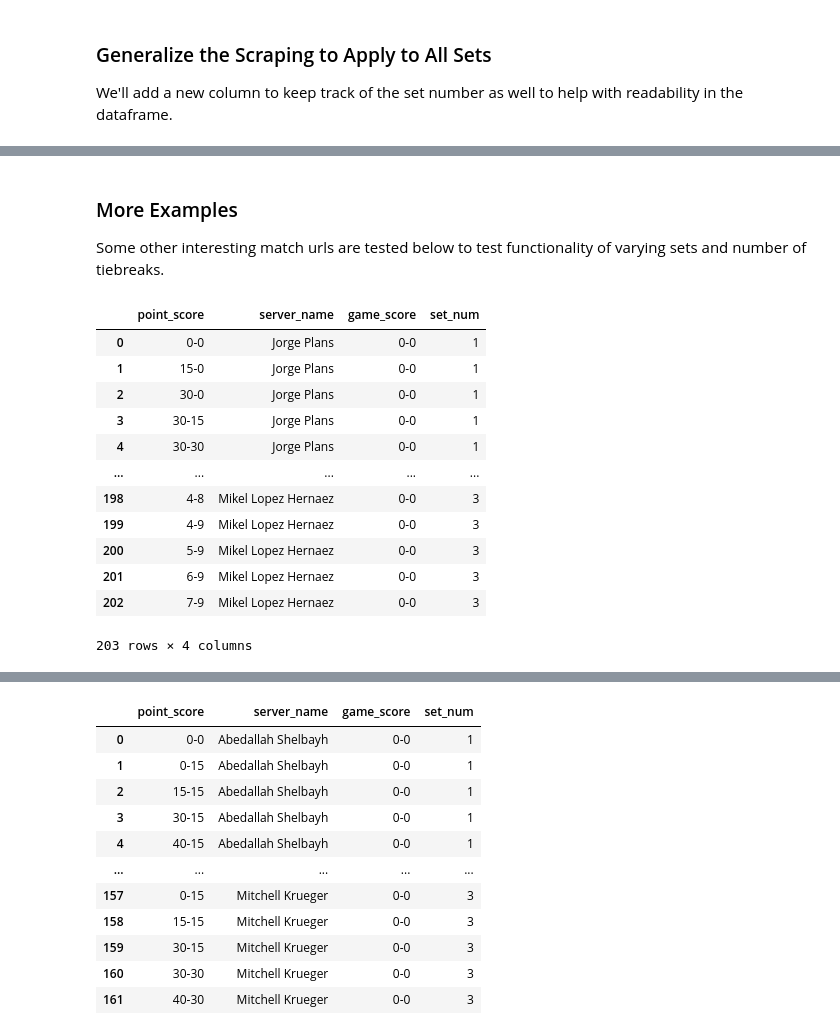
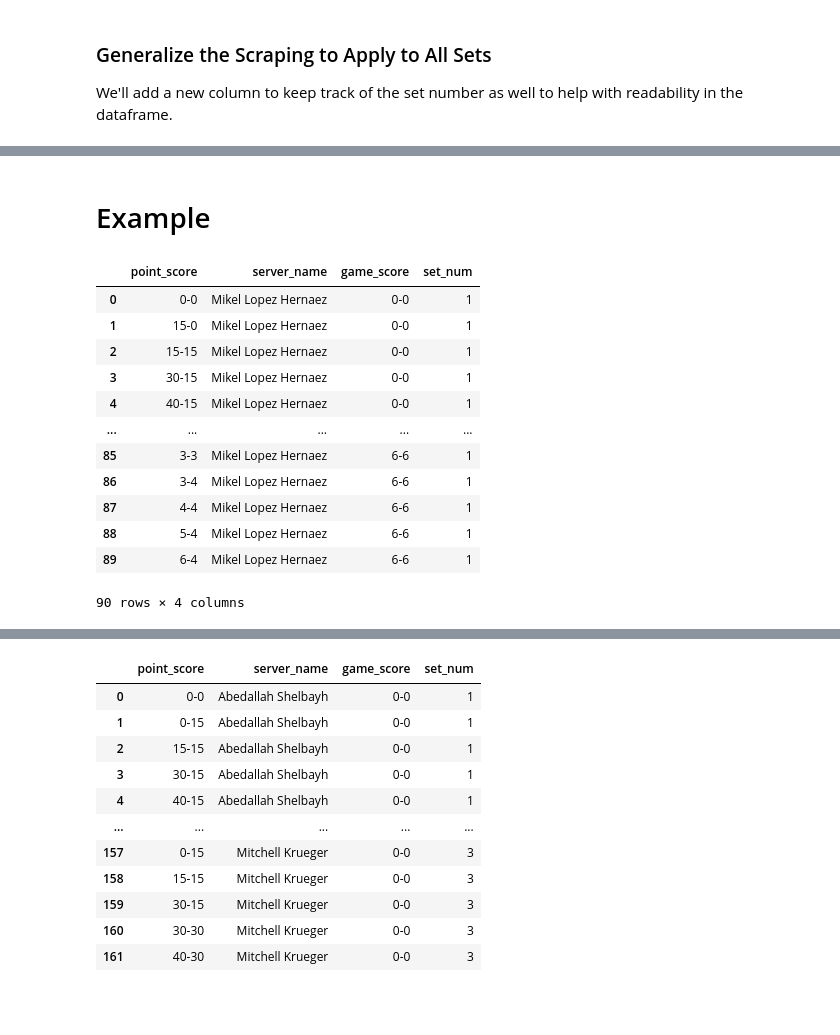
Before and after one commit to cjgimena/Webscraping-Project, a Jupyter notebook: Webscraping Project.ipynb, the cells around one changed output, grey strips where cells are left out. Drawn from its saved outputs; the diff is of its cells as text; code cells hidden in the pictures; blank space fills up the shorter version.

Commit message:
Cells to accommodate for tiebreaker scoring
Need to generalize for set tiebreakers AND 10-point match tiebreakers

```diff
--- a/Webscraping Project.ipynb
+++ b/Webscraping Project.ipynb
@@ -477,7 +477,7 @@ def extract_point_by_point(url):
     soup = BeautifulSoup(page.text, 'html')
 
     # get all set data
-    content = soup.find_all('table', class_='table_stats_match')[1:]
+    content = soup.find_all('table', class_='table_stats_match')[2:3]
 
     # initialize list to hold data for all sets
     set_dfs = []
@@ -491,7 +491,6 @@ def extract_point_by_point(url):
 
         # get all table data for the current set
         current_set = content[j].find_all('tr', class_=None)
-
 
         # determine starting tag by how the table is formatted
         start = 0
@@ -526,8 +525,14 @@ def extract_point_by_point(url):
             df.loc[df['game_score'] == df['game_score'].iloc[-1], 'set_num'] += 1
 
         # replace the last known score with 0-0 since the score doesn't update between sets, unless tiebreak
-        if df['game_score'].iloc[-1] != '6-6':
+        last_game_score = df['game_score'].iloc[-1]
+
+        if '6' in last_game_score and (last_game_score != '6-6' and last_game_score != '6-5' and last_game_score != '5-6'):
             df.loc[df['game_score'] == df['game_score'].iloc[-1], 'game_score'] = '0-0'
+
+
+
+
 
         # add the df to set_dfs
         set_dfs.append(df)
@@ -540,6 +545,7 @@ def extract_point_by_point(url):
     player1 = soup.find_all('td', class_='w130')[0].text.strip()
     player2 = soup.find_all('td', class_='w130')[1].text.strip()
 
+
     # flip point_score and game_score of player2
     df['point_score'] = df.apply(lambda x : '-'.join(x['point_score'].split('-')[::-1]) if x['server_name'] == player2 else x['point_score'], axis=1)
     df['game_score'] = df.apply(lambda x : '-'.join(x['game_score'].split('-')[::-1]) if x['server_name'] == player2 else x['game_score'], axis=1)
@@ -565,21 +554,21 @@ extract_point_by_point(url)
-# %% [markdown]
-### More Examples
-
-Some other interesting match urls are tested below to test functionality of varying sets and number of tiebreaks.
+# %% [markdown]
+# Example
 # %%
 url = 'https://www.tennislive.net/atp/match/jorge-plans-VS-mikel-lopez-hernaez/m25-bakio-2024/'
-extract_point_by_point(url)
+df = extract_point_by_point(url)
-# %% [output]
-|  | point_score | server_name | game_score | set_num |
-| 0 | 0-0 | Jorge Plans | 0-0 | 1 |
-| 1 | 15-0 | Jorge Plans | 0-0 | 1 |
-| 2 | 30-0 | Jorge Plans | 0-0 | 1 |
-| 3 | 30-15 | Jorge Plans | 0-0 | 1 |
-| 4 | 30-30 | Jorge Plans | 0-0 | 1 |
-| ... | ... | ... | ... | ... |
-| 198 | 4-8 | Mikel Lopez Hernaez | 0-0 | 3 |
-| 199 | 4-9 | Mikel Lopez Hernaez | 0-0 | 3 |
-| 200 | 5-9 | Mikel Lopez Hernaez | 0-0 | 3 |
-| 201 | 6-9 | Mikel Lopez Hernaez | 0-0 | 3 |
-| 202 | 7-9 | Mikel Lopez Hernaez | 0-0 | 3 |
-203 rows × 4 columns
+# %%
+df
+# %% [output]
+|  | point_score | server_name | game_score | set_num |
+| 0 | 0-0 | Mikel Lopez Hernaez | 0-0 | 1 |
+| 1 | 15-0 | Mikel Lopez Hernaez | 0-0 | 1 |
+| 2 | 15-15 | Mikel Lopez Hernaez | 0-0 | 1 |
+| 3 | 30-15 | Mikel Lopez Hernaez | 0-0 | 1 |
+| 4 | 40-15 | Mikel Lopez Hernaez | 0-0 | 1 |
+| ... | ... | ... | ... | ... |
+| 85 | 3-3 | Mikel Lopez Hernaez | 6-6 | 1 |
+| 86 | 3-4 | Mikel Lopez Hernaez | 6-6 | 1 |
+| 87 | 4-4 | Mikel Lopez Hernaez | 6-6 | 1 |
+| 88 | 5-4 | Mikel Lopez Hernaez | 6-6 | 1 |
+| 89 | 6-4 | Mikel Lopez Hernaez | 6-6 | 1 |
+90 rows × 4 columns
```
Also changed, not shown: parts of 8 cells of this notebook.
